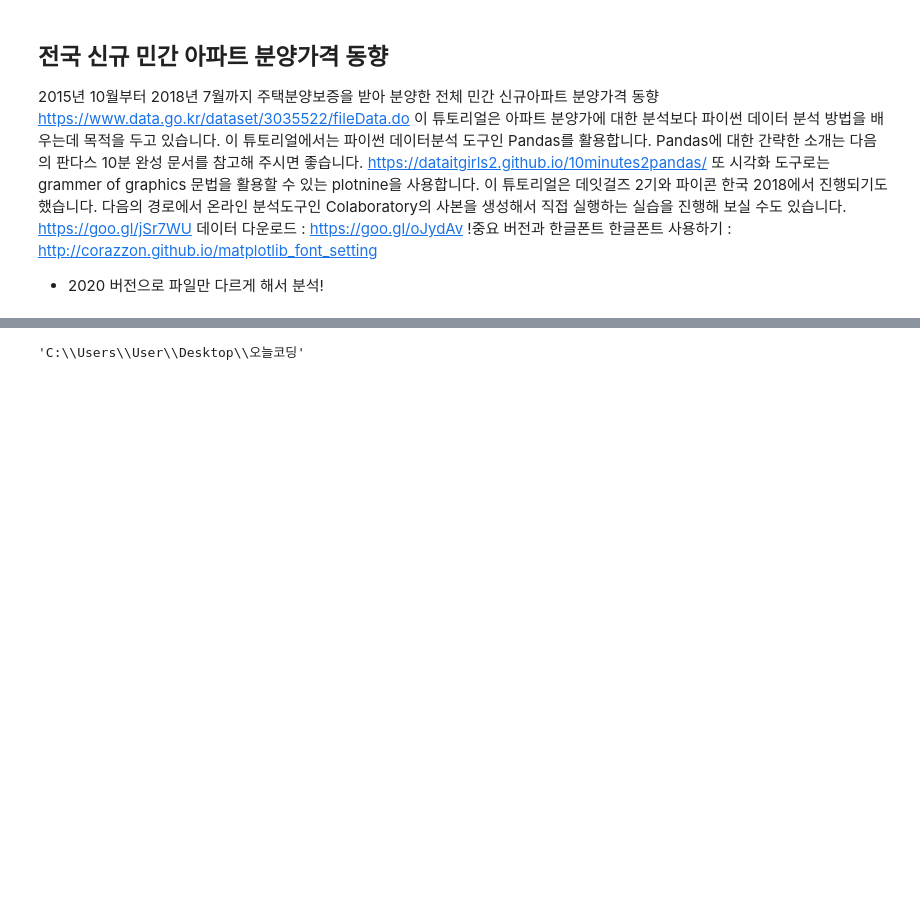
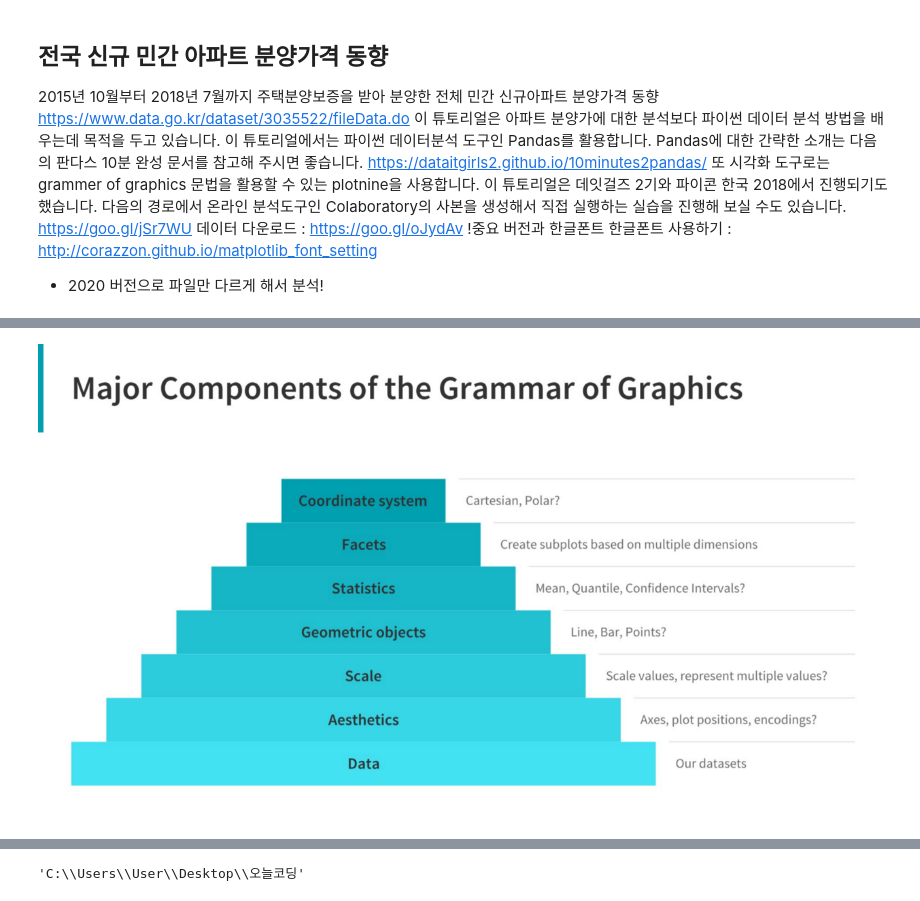
Before and after one commit to HeuiHyun/Todaycoding, a Jupyter notebook: 전국 신규 민간 아파트 분양가격 동향.ipynb, the cells around one changed output, grey strips where cells are left out. Drawn from its saved outputs; the diff is of its cells as text; code cells hidden in the pictures; blank space fills up the shorter version.

```diff
--- a/전국 신규 민간 아파트 분양가격 동향.ipynb
+++ b/전국 신규 민간 아파트 분양가격 동향.ipynb
@@ -31,3 +33,7 @@ Required-by:
+# %%
+Image("C:/Users/User/Desktop/오늘코딩/12.png") # 예시
+# %% [output]
+[figure, added]
 # %%
 !pip show missingno
 # %% [output]
```
Also changed, not shown: parts of 80 cells of this notebook.
